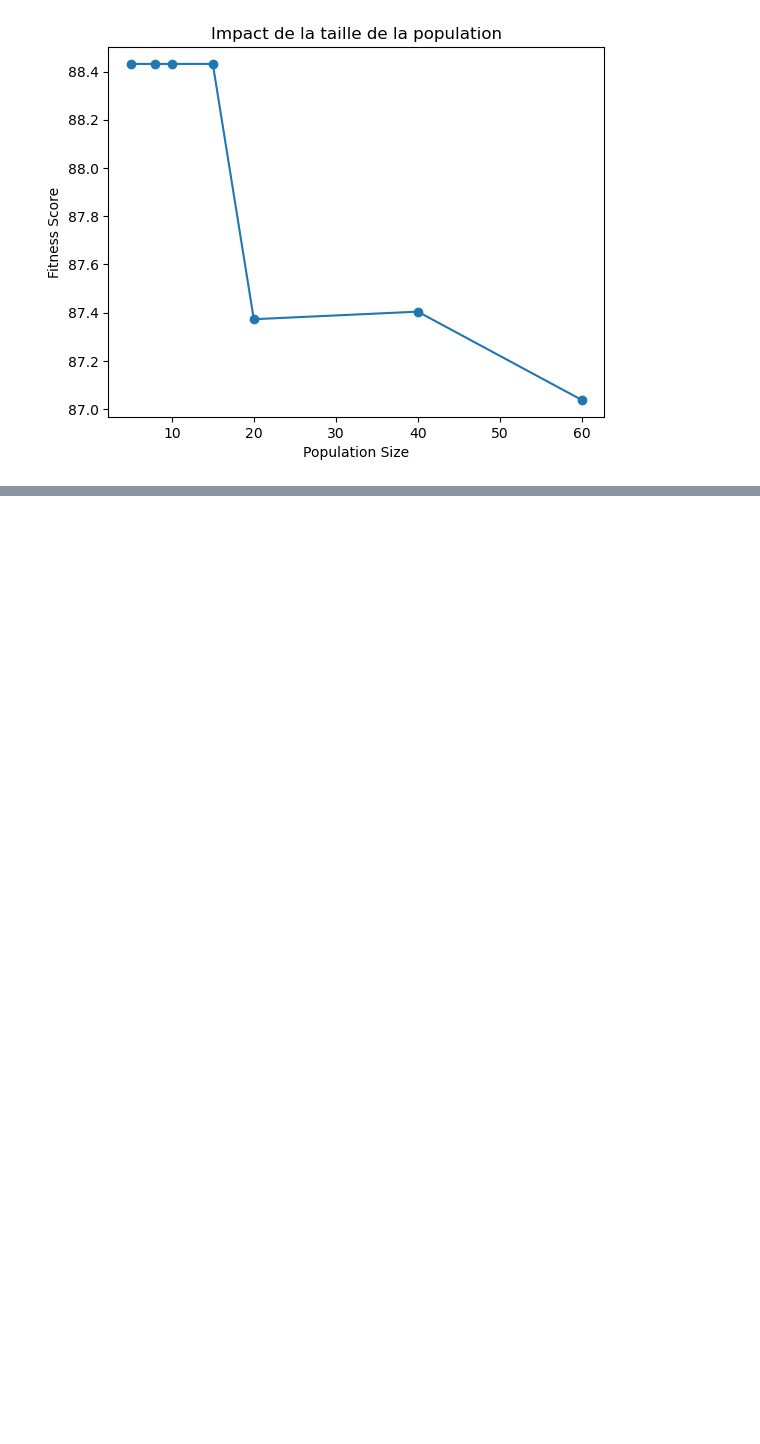
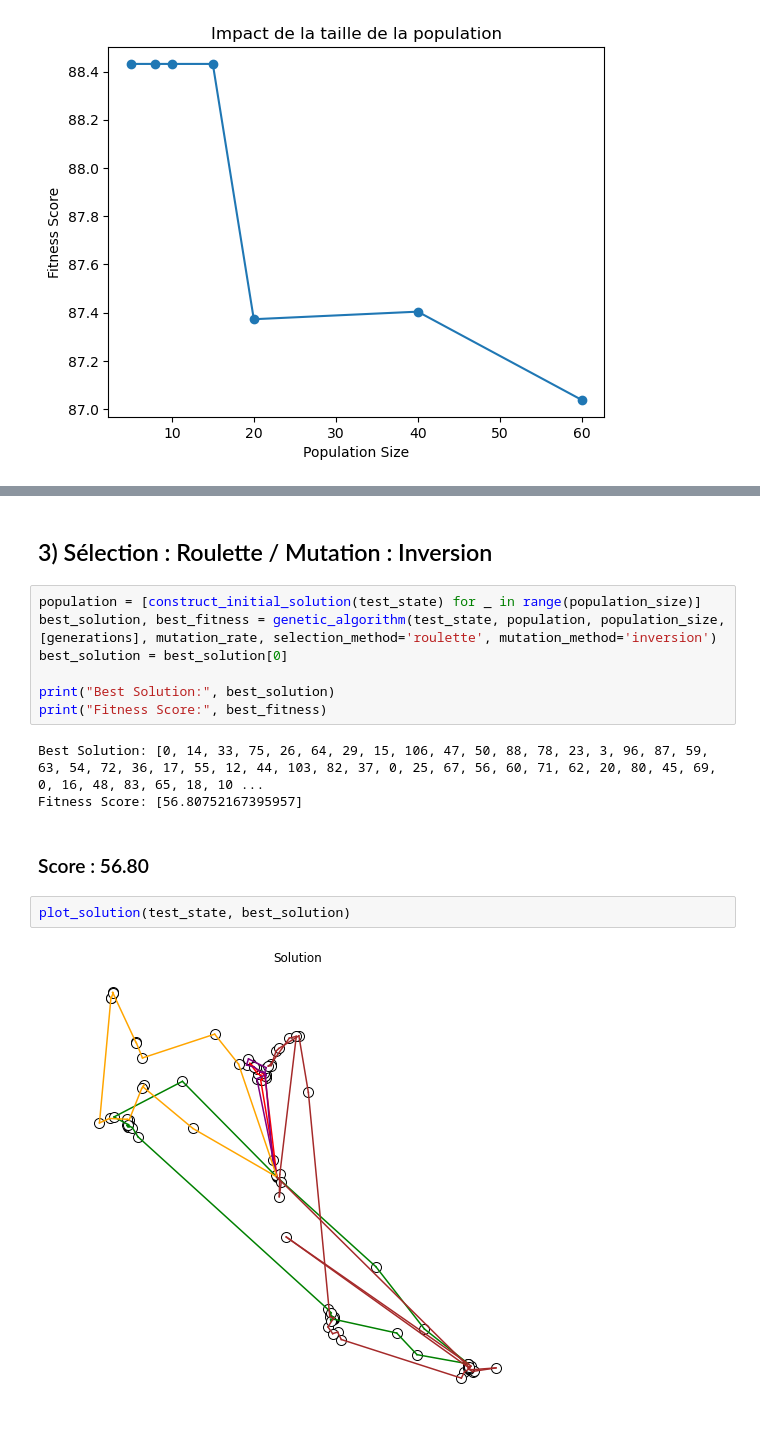
Before and after one commit to D0gmaDev/ico-2025, a Jupyter notebook: meta_heuristique_notebook.ipynb, the cells around one changed output, grey strips where cells are left out. Cells and saved outputs as stored; diff of their text form; blank space fills up the shorter version.

```diff
--- a/meta_heuristique_notebook.ipynb
+++ b/meta_heuristique_notebook.ipynb
@@ -633,0 +861,18 @@ plt.show()
+# %% [markdown]
+## 3) Sélection : Roulette / Mutation : Inversion
+# %%
+population = [construct_initial_solution(test_state) for _ in range(population_size)]
+best_solution, best_fitness = genetic_algorithm(test_state, population, population_size, [generations], mutation_rate, selection_method='roulette', mutation_method='inversion')
+best_solution = best_solution[0]
+
+print("Best Solution:", best_solution)
+print("Fitness Score:", best_fitness)
+# %% [output]
+Best Solution: [0, 14, 33, 75, 26, 64, 29, 15, 106, 47, 50, 88, 78, 23, 3, 96, 87, 59, 63, 54, 72, 36, 17, 55, 12, 44, 103, 82, 37, 0, 25, 67, 56, 60, 71, 62, 20, 80, 45, 69, 0, 16, 48, 83, 65, 18, 10 ...
+Fitness Score: [56.80752167395957]
+# %% [markdown]
+### Score : 56.80
+# %%
+plot_solution(test_state, best_solution)
+# %% [output]
+[figure, added]
```
Also changed, not shown: parts of 34 cells of this notebook.
